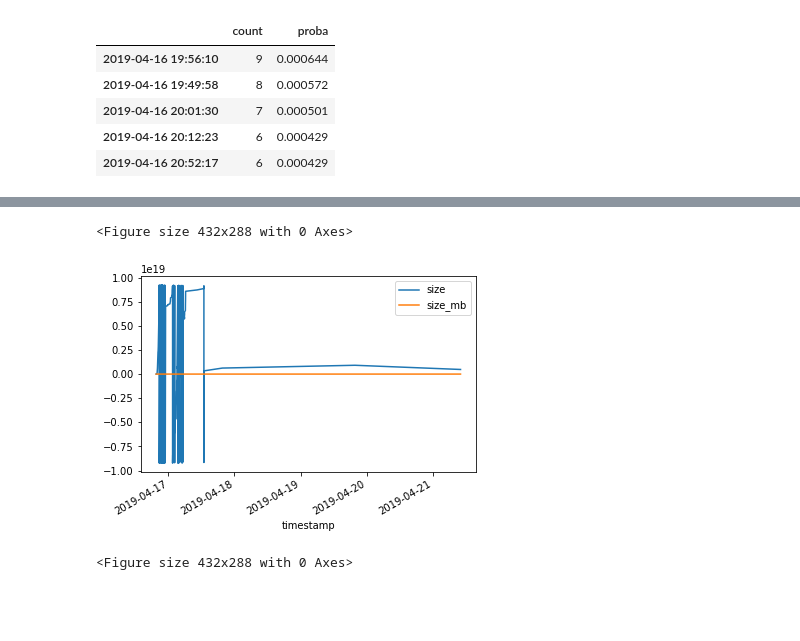
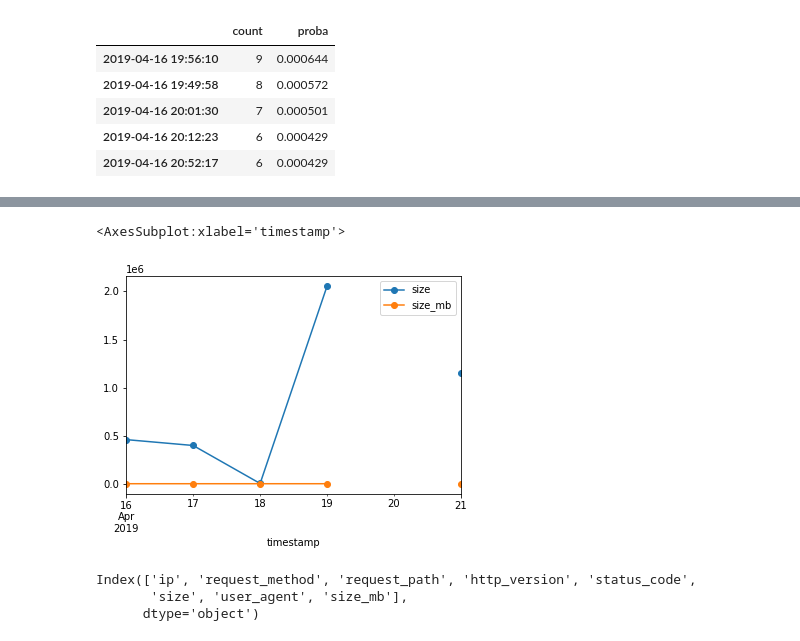
Before and after one commit to veronica-f-reyes/anomaly-detection-exercises, a Jupyter notebook: discrete_anomaly_detection.ipynb, the cells around one changed output, grey strips where cells are left out. Cells and saved outputs as stored; diff of their text form; code cells hidden in the pictures; blank space fills up the shorter version.

```diff
--- a/discrete_anomaly_detection.ipynb
+++ b/discrete_anomaly_detection.ipynb
@@ -282,19 +282,14 @@ df[df.user_agent =='Mozilla/5.0 (Macintosh; Intel Mac OS X 10.14; rv:66.0) Gecko
 | 2019-04-17 01:56:33 | 72.181.105.81 | GET | /api/v1/stores | HTTP/1.1 | 200 | 1328 | Mozilla/5.0 (Macintosh; Intel Mac... | 0.001266 |
 | 2019-04-17 01:56:57 | 72.181.105.81 | GET | /api/v1/sales | HTTP/1.1 | 200 | 493905 | Mozilla/5.0 (Macintosh; Intel Mac... | 0.471025 |
 | 2019-04-17 02:07:44 | 72.181.105.81 | GET | /api/v1/sales | HTTP/1.1 | 200 | 493905 | Mozilla/5.0 (Macintosh; Intel Mac... | 0.471025 |
-# %%
-
-status_given_user_agent= status_given_user_agent.cumsum()
-
-plt.figure();
-
-status_given_user_agent.plot();
-
-
-df= df.cumsum()
-
-plt.figure();
-# %% [output]
-<Figure size 432x288 with 0 Axes>
-[figure, removed]
-<Figure size 432x288 with 0 Axes>
+# %%
+df.resample('D').mean().plot(marker='o')
+# %% [output]
+<AxesSubplot:xlabel='timestamp'>
+[figure, added]
+# %%
+df.columns
+# %% [output]
+Index(['ip', 'request_method', 'request_path', 'http_version', 'status_code',
+       'size', 'user_agent', 'size_mb'],
+      dtype='object')
```
Also changed, not shown: parts of 9 cells of this notebook.
